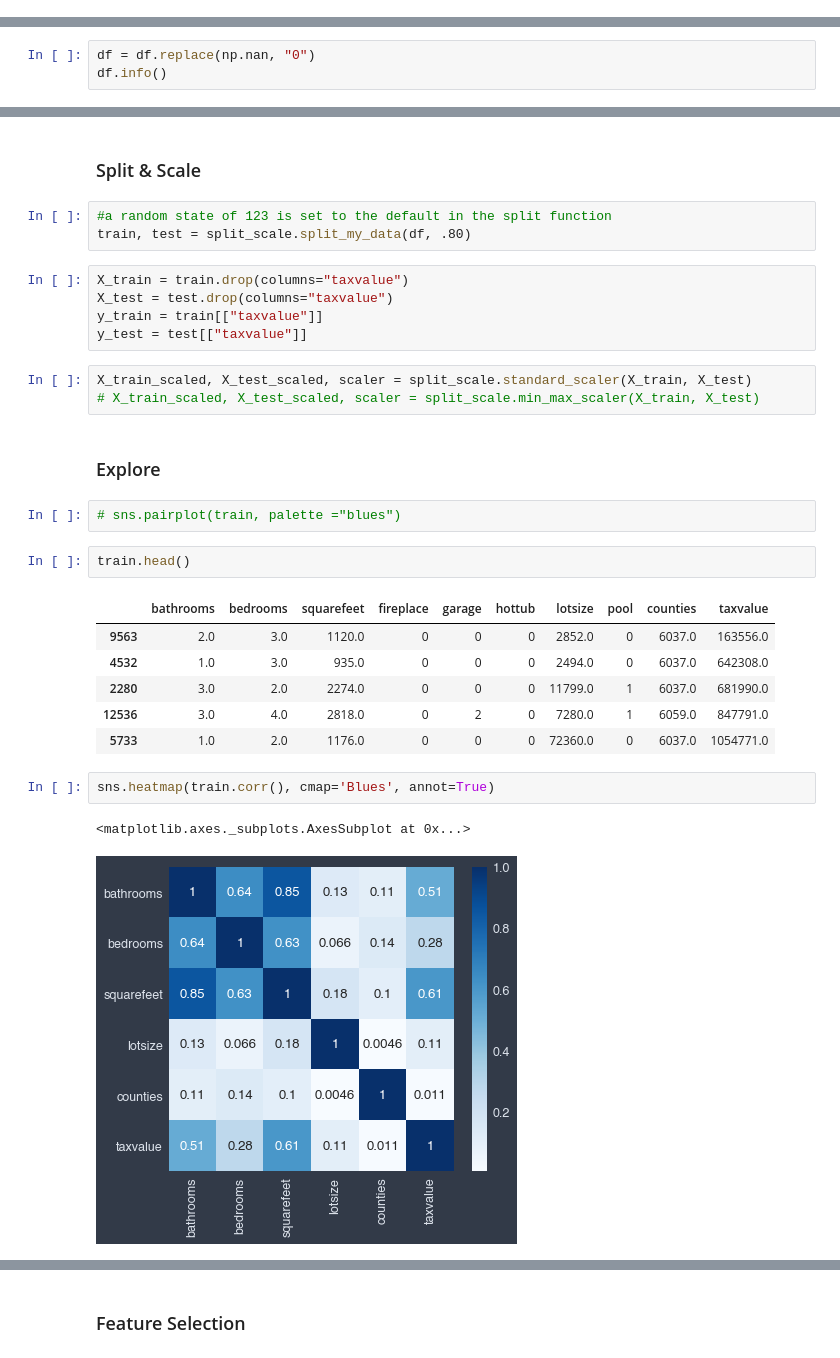
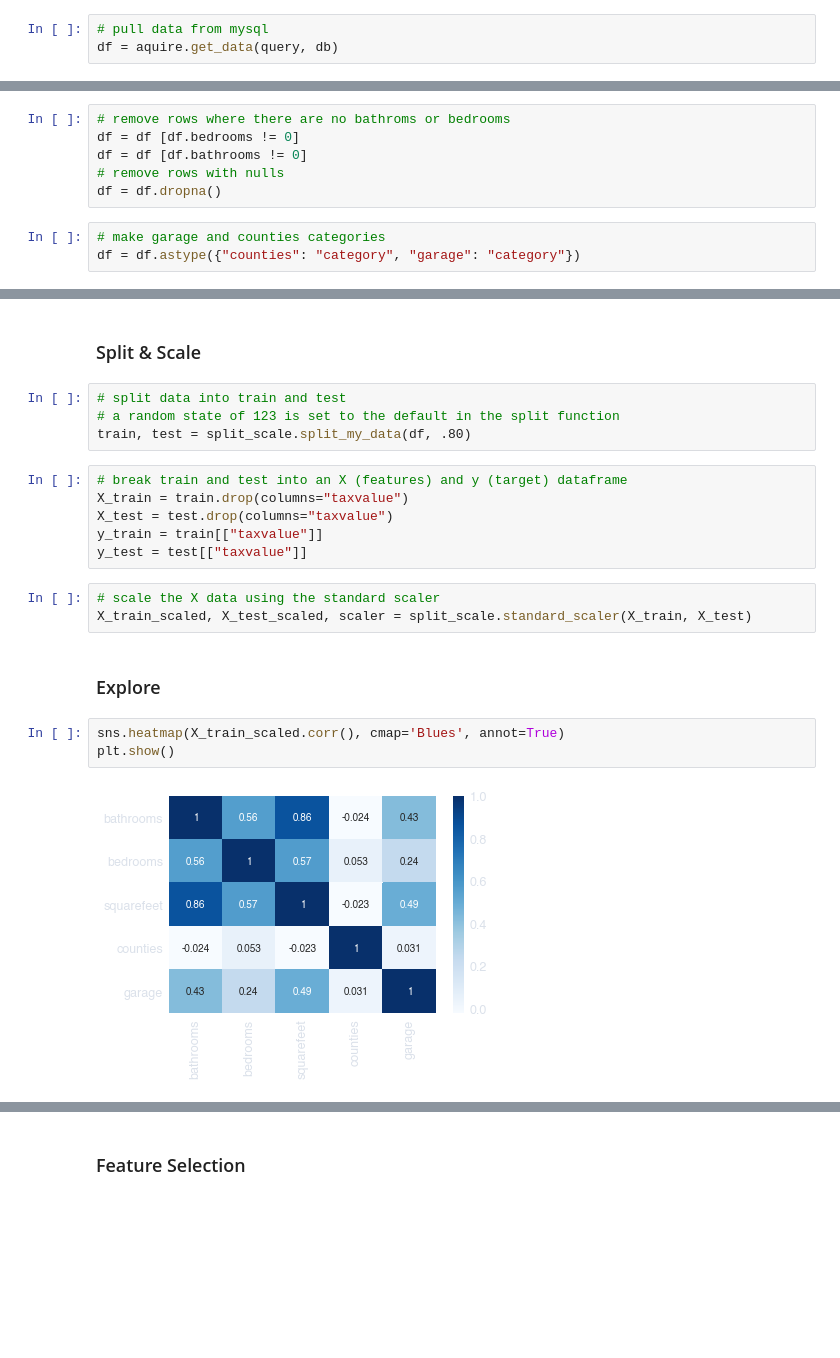
Before and after one commit to misty-garcia/zillow-project, a Jupyter notebook: the_pipeline.ipynb, the cells around one changed output, grey strips where cells are left out. Cells and saved outputs as stored; diff of their text form; blank space fills up the shorter version.

```diff
--- a/the_pipeline.ipynb
+++ b/the_pipeline.ipynb
@@ -70,5 +42,5 @@ memory usage: 1.1 MB
+# %%
+# pull data from mysql
+df = aquire.get_data(query, db)
 # %% [markdown]
 ### Prep
-# %%
-df = df.replace(np.nan, "0")
-df.info()
@@ -104 +59,10 @@ data_dict = {
 }
+# %%
+# remove rows where there are no bathroms or bedrooms
+df = df [df.bedrooms != 0]
+df = df [df.bathrooms != 0]
+# remove rows with nulls
+df = df.dropna()
+# %%
+# make garage and counties categories
+df = df.astype({"counties": "category", "garage": "category"})
@@ -105,31 +85,22 @@ data_dict = {
 # %% [markdown]
 ### Split & Scale
 # %%
-#a random state of 123 is set to the default in the split function
+# split data into train and test
+# a random state of 123 is set to the default in the split function
 train, test = split_scale.split_my_data(df, .80)
 # %%
+# break train and test into an X (features) and y (target) dataframe
 X_train = train.drop(columns="taxvalue")
 X_test = test.drop(columns="taxvalue")
 y_train = train[["taxvalue"]]
 y_test = test[["taxvalue"]]
-# %%
-X_train_scaled, X_test_scaled, scaler = split_scale.standard_scaler(X_train, X_test)
-# X_train_scaled, X_test_scaled, scaler = split_scale.min_max_scaler(X_train, X_test)
+# %%
+# scale the X data using the standard scaler
+X_train_scaled, X_test_scaled, scaler = split_scale.standard_scaler(X_train, X_test)
 # %% [markdown]
 ### Explore
-# %%
-# sns.pairplot(train, palette ="blues")
-# %%
-train.head()
-# %% [output]
-|  | bathrooms | bedrooms | squarefeet | fireplace | garage | hottub | lotsize | pool | counties | taxvalue |
-| 9563 | 2.0 | 3.0 | 1120.0 | 0 | 0 | 0 | 2852.0 | 0 | 6037.0 | 163556.0 |
-| 4532 | 1.0 | 3.0 | 935.0 | 0 | 0 | 0 | 2494.0 | 0 | 6037.0 | 642308.0 |
-| 2280 | 3.0 | 2.0 | 2274.0 | 0 | 0 | 0 | 11799.0 | 1 | 6037.0 | 681990.0 |
-| 12536 | 3.0 | 4.0 | 2818.0 | 0 | 2 | 0 | 7280.0 | 1 | 6059.0 | 847791.0 |
-| 5733 | 1.0 | 2.0 | 1176.0 | 0 | 0 | 0 | 72360.0 | 0 | 6037.0 | 1054771.0 |
 # %%
-sns.heatmap(train.corr(), cmap='Blues', annot=True)
+sns.heatmap(X_train_scaled.corr(), cmap='Blues', annot=True)
+plt.show()
 # %% [output]
-<matplotlib.axes._subplots.AxesSubplot at 0x...>
-[figure, old version]
+[figure, new version]
```
Also changed, not shown: parts of 26 cells of this notebook, 3 other files.
